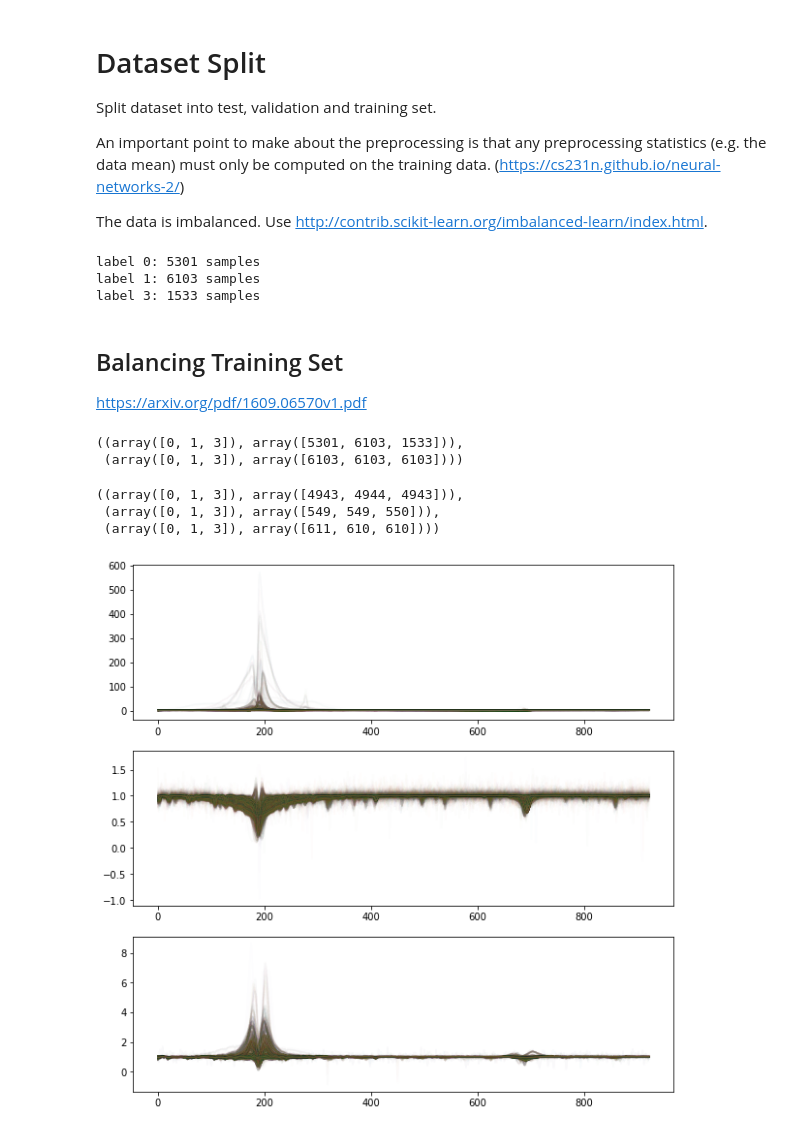
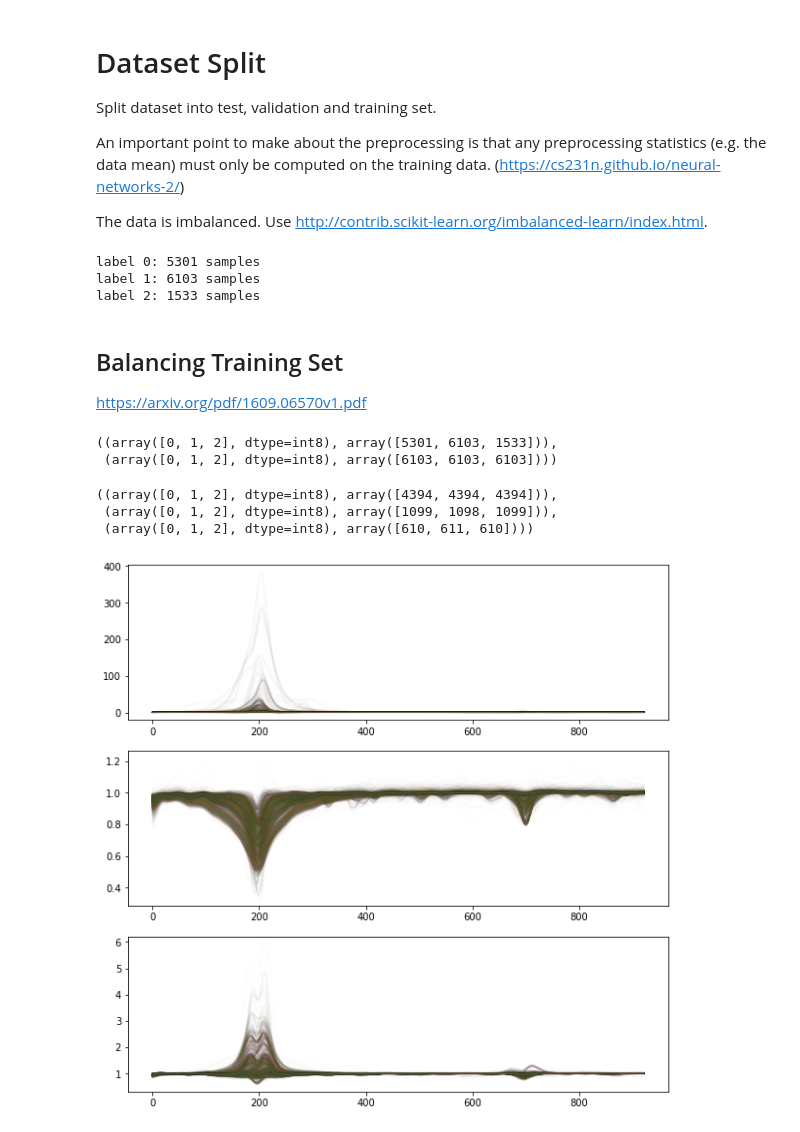
Before and after one commit to podondra/bt-spectraldl, a Jupyter notebook: notebooks/06-dataset-split.ipynb, the cells around one changed output. Drawn from its saved outputs; the diff is of its cells as text; code cells hidden in the pictures.

```diff
--- a/notebooks/06-dataset-split.ipynb
+++ b/notebooks/06-dataset-split.ipynb
@@ -20,9 +20,9 @@ from sklearn.model_selection import train_test_split
 import imblearn.over_sampling
 import matplotlib.pyplot as plt
 # %%
-f = h5py.File('data/data.hdf5')
-X = f['X'][...]
-y = f['y'][...]
+with h5py.File('data/data.hdf5') as f:
+    X = f['X'][...]
+    y = f['y'][...]
 # %%
 labels, counts = np.unique(y, return_counts=True)
 for label, count in zip(labels, counts):
@@ -30,7 +30,7 @@ for label, count in zip(labels, counts):
 # %% [output]
 label 0: 5301 samples
 label 1: 6103 samples
-label 3: 1533 samples
+label 2: 1533 samples
 # %%
 N_LABELS = 3
 # %% [markdown]
@@ -46,23 +46,23 @@ for i in range(N_LABELS - 1):
 
 np.unique(y, return_counts=True), np.unique(y_bal, return_counts=True)
 # %% [output]
-((array([0, 1, 3]), array([5301, 6103, 1533])),
- (array([0, 1, 3]), array([6103, 6103, 6103])))
+((array([0, 1, 2], dtype=int8), array([5301, 6103, 1533])),
+ (array([0, 1, 2], dtype=int8), array([6103, 6103, 6103])))
 # %%
 X_tr, X_te, y_tr, y_te = train_test_split(X_bal, y_bal, test_size=0.1, stratify=y_bal)
-X_tr, X_val, y_tr, y_val = train_test_split(X_tr, y_tr, test_size=0.1, stratify=y_tr)
+X_tr, X_val, y_tr, y_val = train_test_split(X_tr, y_tr, test_size=0.2, stratify=y_tr)
 np.unique(y_tr, return_counts=True), np.unique(y_val, return_counts=True), np.unique(y_te, return_counts=True)
 # %% [output]
-((array([0, 1, 3]), array([4943, 4944, 4943])),
- (array([0, 1, 3]), array([549, 549, 550])),
- (array([0, 1, 3]), array([611, 610, 610])))
+((array([0, 1, 2], dtype=int8), array([4394, 4394, 4394])),
+ (array([0, 1, 2], dtype=int8), array([1099, 1098, 1099])),
+ (array([0, 1, 2], dtype=int8), array([610, 611, 610])))
 # %%
 fig, axs = plt.subplots(3, 1, figsize=(10, 10))
 
-for label, ax in zip([0, 1, 3], axs):
+for label, ax in zip([0, 1, 2], axs):
     idxs = y_bal == label
     for x in X_bal[idxs]:
         ax.plot(x, alpha=0.01)
 # %% [output]
-[figure, old version]
+[figure, new version]
 # %%
```
Also changed, not shown: parts of 2 cells of this notebook, 5 other files.
